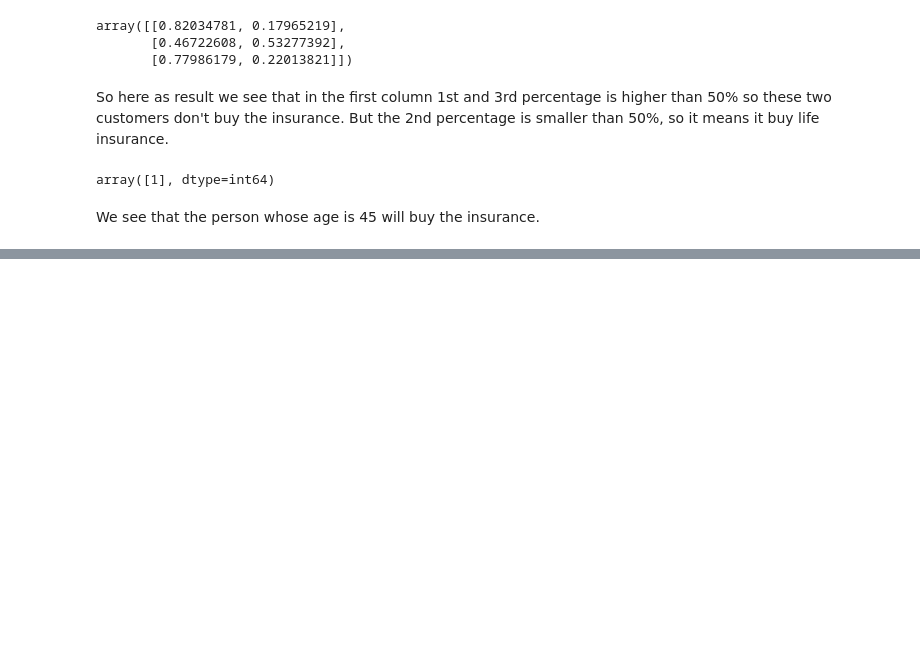
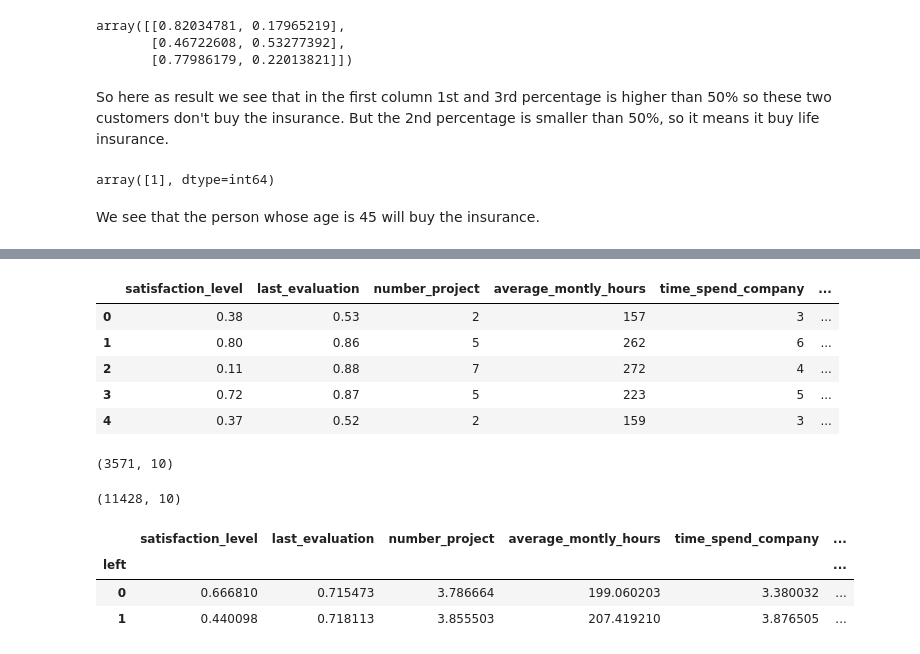
Before and after one commit to mujtabaSultani01/Machine_Learning, a Jupyter notebook: Logistic Regression_7/Logistic Regression (ML-7).ipynb, the cells around one changed output, grey strips where cells are left out. Cells and saved outputs as stored; diff of their text form; code cells hidden in the pictures; blank space fills up the shorter version.

```diff
--- a/Logistic Regression_7/Logistic Regression (ML-7).ipynb
+++ b/Logistic Regression_7/Logistic Regression (ML-7).ipynb
@@ -104,0 +115,31 @@ We see that the person whose age is 45 will buy the insurance.
+# %%
+dfe = pd.read_csv("Exercise/HR_comma_sep.csv")
+dfe.head()
+# %% [output]
+|  | satisfaction_level | last_evaluation | number_project | average_montly_hours | time_spend_company | ... |
+| 0 | 0.38 | 0.53 | 2 | 157 | 3 | ... |
+| 1 | 0.80 | 0.86 | 5 | 262 | 6 | ... |
+| 2 | 0.11 | 0.88 | 7 | 272 | 4 | ... |
+| 3 | 0.72 | 0.87 | 5 | 223 | 5 | ... |
+| 4 | 0.37 | 0.52 | 2 | 159 | 3 | ... |
+# %%
+# To show the employee left rate for both '1' and '0':
+# For '1':
+left = dfe[dfe.left==1]
+left.shape
+# %% [output]
+(3571, 10)
+# %%
+# For '0':
+left = dfe[dfe.left==0]
+left.shape
+# %% [output]
+(11428, 10)
+# %%
+# Average of column values according to 'left' column:
+dfe.groupby('left').mean()
+# %% [output]
+|  | satisfaction_level | last_evaluation | number_project | average_montly_hours | time_spend_company | ... |
+| left |  |  |  |  |  | ... |
+| 0 | 0.666810 | 0.715473 | 3.786664 | 199.060203 | 3.380032 | ... |
+| 1 | 0.440098 | 0.718113 | 3.855503 | 207.419210 | 3.876505 | ... |
```
Also changed, not shown: parts of 20 cells of this notebook, 1 other file.
